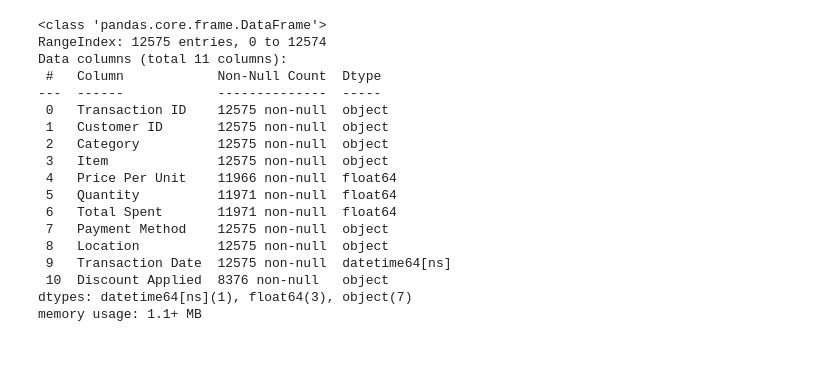
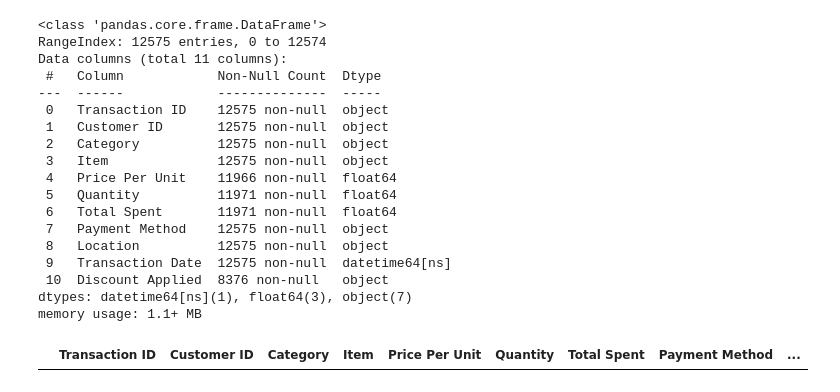
Before and after one commit to Alexey9991984/DataAnalysisPractice, a Jupyter notebook: notebooks/retail store sales clean.ipynb, the cells around one changed output. Drawn from its saved outputs; the diff is of its cells as text; code cells hidden in the pictures; blank space fills up the shorter version.

```diff
--- a/notebooks/retail store sales clean.ipynb
+++ b/notebooks/retail store sales clean.ipynb
@@ -107,4 +108,11 @@ Data columns (total 11 columns):
  10  Discount Applied  8376 non-null   object
 dtypes: datetime64[ns](1), float64(3), object(7)
 memory usage: 1.1+ MB
+# %%
+df[df['Total Spent'].isnull() & df['Price Per Unit'].notnull() & df['Quantity'].notnull()]
+### rows with missing values in price per unit column
+# строки с пропущенными значениями в колонке Price Per Unit при том
+# что в колонках Total Spent и Quantity есть значения
+# %% [output]
+|  | Transaction ID | Customer ID | Category | Item | Price Per Unit | Quantity | Total Spent | Payment Method | ... |
 # %%
```
Also changed, not shown: parts of 13 cells of this notebook.
